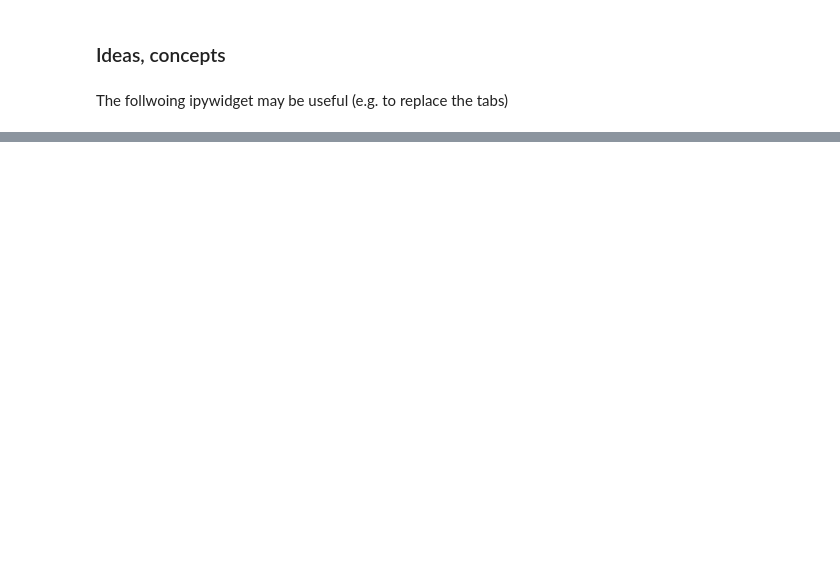
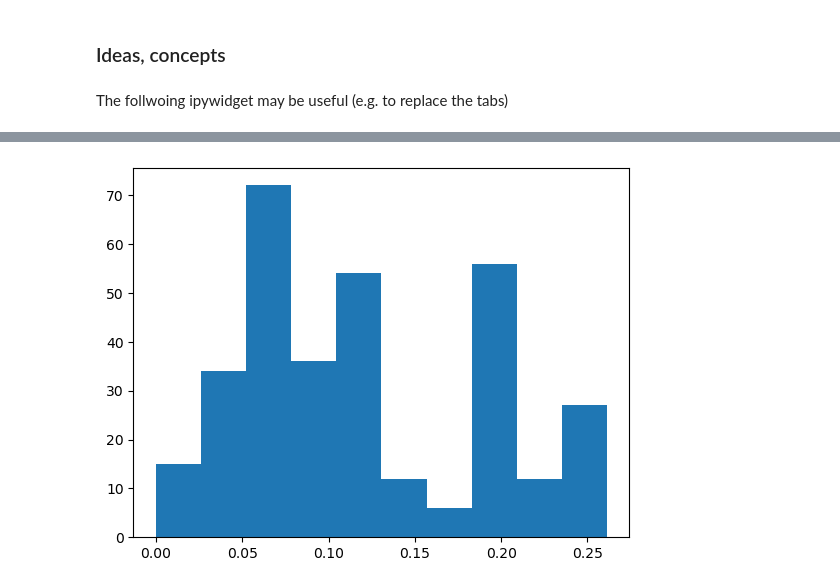
Before and after one commit to pyiron/pyironFlow, a Jupyter notebook: demo.ipynb, the cells around one changed output, grey strips where cells are left out. Saved outputs shown, nothing was run; the diff lists cells and outputs as text; code cells hidden in the pictures; blank space fills up the shorter version.

```diff
--- a/demo.ipynb
+++ b/demo.ipynb
@@ -235,0 +473,10 @@ TagsInput(value=['pizza', 'fries', '+'], allow_duplicates=False)
+# %%
+from pyiron_workflow import Workflow
+
+Workflow.register("node_library.atomistic", "atomistic")
+
+wf = Workflow('database')
+wf.bulk = wf.create.atomistic.structure.build.cubic_bulk_cell('Al', cell_size=3)
+wf.phonopy = wf.create.atomistic.property.phonons.create_phonopy(structure=wf.bulk)
+wf.dyn_matrix = wf.create.atomistic.property.phonons.get_dynamical_matrix(phonopy=wf.phonopy.outputs.phonopy)
+wf.eigenvalues = wf.create.atomistic.property.phonons.get_eigenvalues(matrix=wf.dyn_matrix)
@@ -235,0 +492,7 @@ TagsInput(value=['pizza', 'fries', '+'], allow_duplicates=False)
+# %%
+from matplotlib import pyplot as plt
+
+
+pic = plt.hist(wf.eigenvalues.pull(), bins=10)
+# %% [output]
+[figure, added]
```
Also changed, not shown: parts of 26 cells of this notebook, 5 other files.
